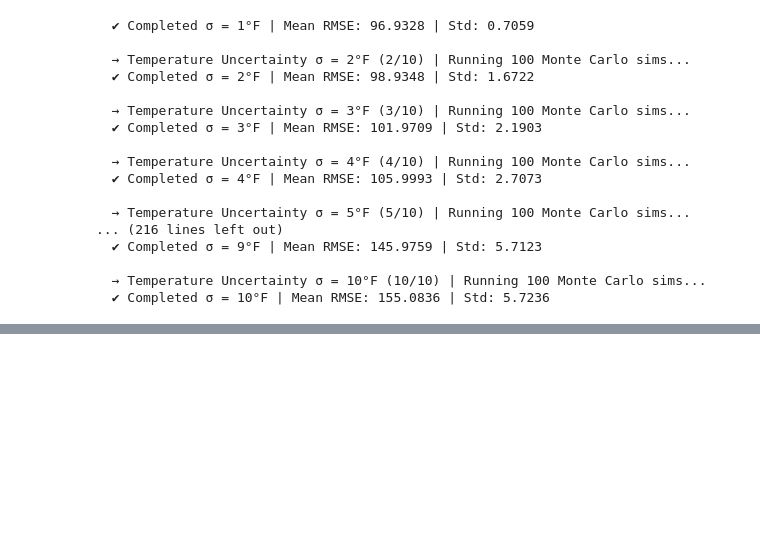
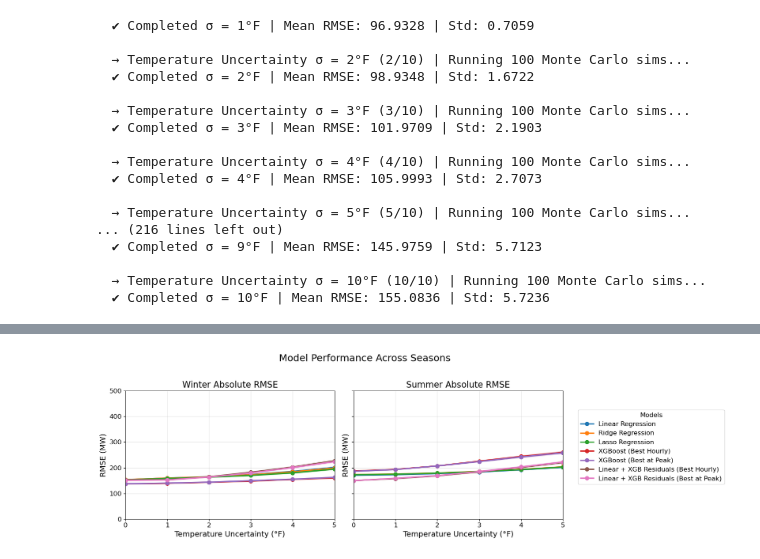
Before and after one commit to AmritpalSNijjar/load_forecasting, a Jupyter notebook: notebooks/day_ahead_model_analysis.ipynb, the cells around one changed output, grey strips where cells are left out. Cells and saved outputs as stored; diff of their text form; code cells hidden in the pictures; blank space fills up the shorter version.

```diff
--- a/notebooks/day_ahead_model_analysis.ipynb
+++ b/notebooks/day_ahead_model_analysis.ipynb
@@ -600,0 +733,64 @@ plt.show()
+# %%
+import matplotlib.pyplot as plt
+
+fig, axes = plt.subplots(1, 2, figsize=(14,5), sharey=True)
+
+# Font and line settings
+title_font = 16
+label_font = 14
+tick_font = 12
+legend_font = 12
+line_width = 2.5
+marker_size = 7
+alpha_std = 0.2  # transparency for std shading
+
+for i, season_key in enumerate(['Winter', 'Summer']):
+    ax = axes[i]
+    df_slice = season_df[season_df['Season']==season_key]  # absolute RMSE
+
+    for model_name in model_names:
+        model_df = df_slice[df_slice['model_name']==model_name].sort_values('temp_uncertainty')
+
+        # Plot mean RMSE
+        ax.plot(
+            model_df['temp_uncertainty'],
+            model_df['test_error'],
+            marker='o',
+            markersize=marker_size,
+            linewidth=line_width,
+            label=model_name_to_title_dict[model_name]
+        )
+
+        # Plot ±1 std shading
+        ax.fill_between(
+            model_df['temp_uncertainty'],
+            model_df['test_error'] - model_df['test_std'],
+            model_df['test_error'] + model_df['test_std'],
+            alpha=alpha_std
+        )
+
+    ax.set_title(f"{season_key} Absolute RMSE", fontsize=title_font)
+    ax.set_xlabel("Temperature Uncertainty (°F)", fontsize=label_font)
+    ax.set_ylabel("RMSE (MW)", fontsize=label_font)
+    ax.set_ylim(0, 500)
+    ax.set_xlim(0, 5)
+    ax.grid(True, alpha=0.3)
+    ax.tick_params(axis='both', labelsize=tick_font)
+
+# Shared legend
+handles, labels = axes[0].get_legend_handles_labels()
+fig.legend(
+    handles,
+    labels,
+    loc='center right',
+    bbox_to_anchor=(1.17, 0.5),
+    title='Models',
+    fontsize=legend_font,
+    title_fontsize=legend_font
+)
+
+plt.suptitle("Model Performance Across Seasons", fontsize=title_font+2)
+plt.tight_layout(rect=[0,0,0.88,0.95])
+plt.show()
+# %% [output]
+[figure, added]
```
Also changed, not shown: parts of 8 cells of this notebook, 6 other files.
